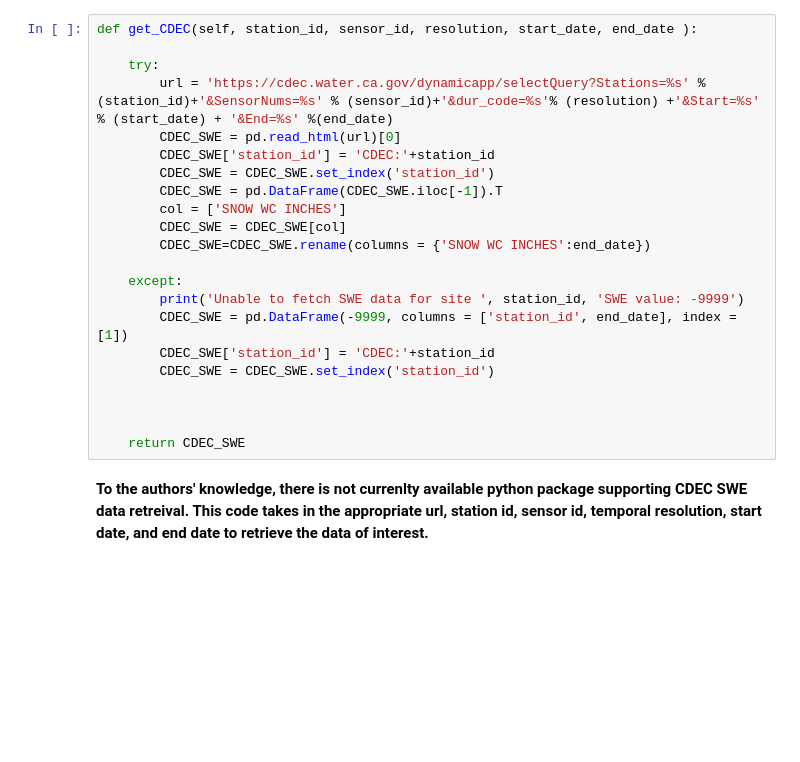
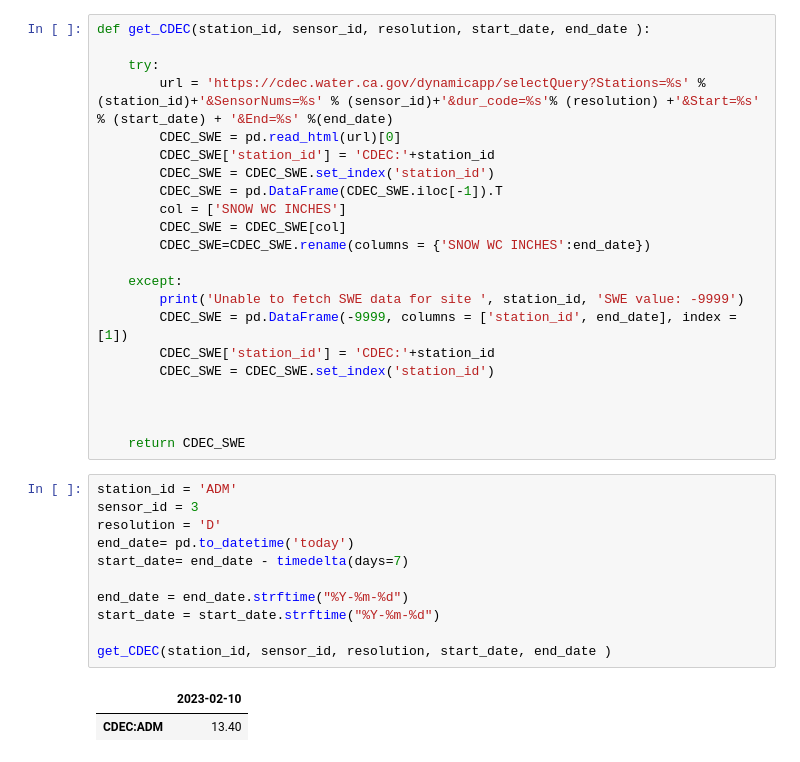
Before and after one commit to whitelightning450/GeoSmart_ML_Tutorial, a Jupyter notebook: book/chapters/data.ipynb, the cells around one changed output. Cells and saved outputs as stored; diff of their text form; blank space fills up the shorter version.

```diff
--- a/book/chapters/data.ipynb
+++ b/book/chapters/data.ipynb
@@ -111,5 +127,5 @@ get_SNOTEL(sitecode, start_date, end_date)
 # %%
-def get_CDEC(self, station_id, sensor_id, resolution, start_date, end_date ):
+def get_CDEC(station_id, sensor_id, resolution, start_date, end_date ):
 
     try:
         url = 'https://cdec.water.ca.gov/dynamicapp/selectQuery?Stations=%s' % (station_id)+'&SensorNums=%s' % (sensor_id)+'&dur_code=%s'% (resolution) +'&Start=%s' % (start_date) + '&End=%s' %(end_date)
@@ -130,5 +146,17 @@ def get_CDEC(self, station_id, sensor_id, resolution, start_date, end_date ):
 
 
     return CDEC_SWE
-# %% [markdown]
-<b> To the authors' knowledge, there is not currenlty available python package supporting CDEC SWE data retreival. This code takes in the appropriate url, station id, sensor id, temporal resolution, start date, and end date to retrieve the data of interest. </b>
+# %%
+station_id = 'ADM'
+sensor_id = 3
+resolution = 'D'
+end_date= pd.to_datetime('today')
+start_date= end_date - timedelta(days=7)
+
+end_date = end_date.strftime("%Y-%m-%d")
+start_date = start_date.strftime("%Y-%m-%d")
+
+get_CDEC(station_id, sensor_id, resolution, start_date, end_date )
+# %% [output]
+|  | 2023-02-10 |
+| CDEC:ADM | 13.40 |
```
Also changed, not shown: parts of 70 cells of this notebook, 2 other files.
